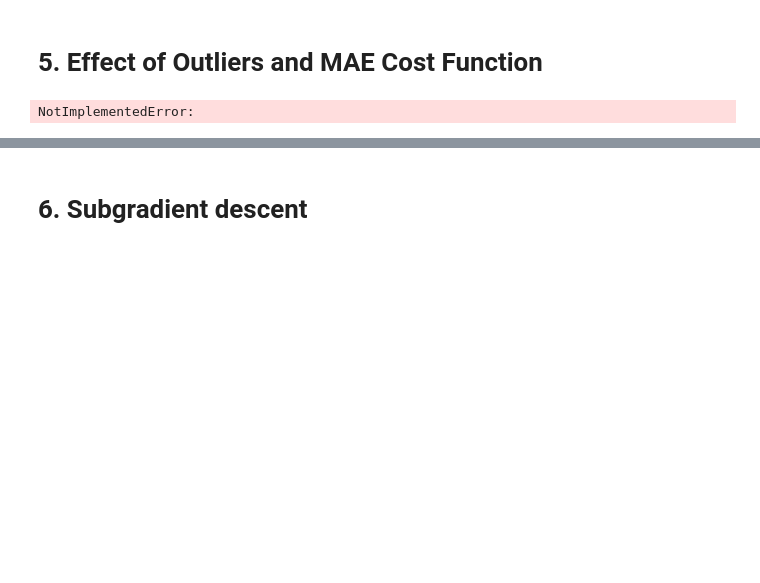
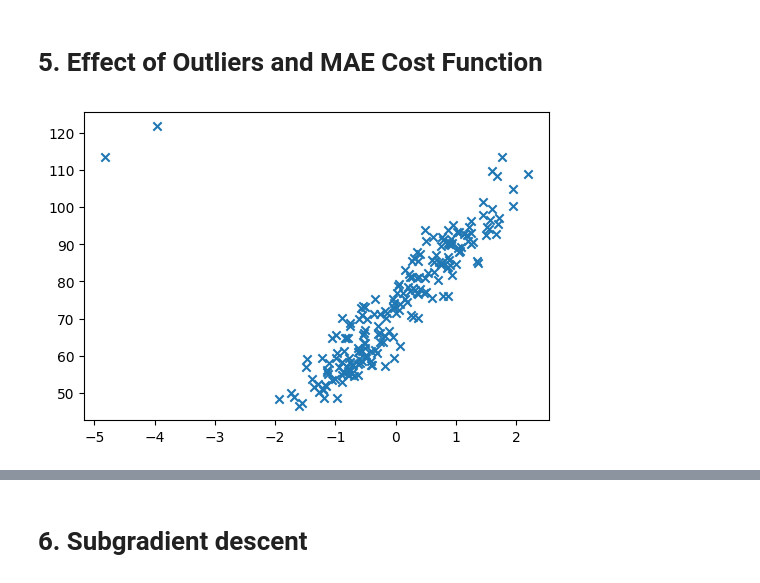
Before and after one commit to JoeElHayek/ML_course, a Jupyter notebook: labs/ex02/template/ex02.ipynb, the cells around one changed output, grey strips where cells are left out. Drawn from its saved outputs; the diff is of its cells as text; code cells hidden in the pictures; blank space fills up the shorter version.

```diff
--- a/labs/ex02/template/ex02.ipynb
+++ b/labs/ex02/template/ex02.ipynb
@@ -435,9 +437,17 @@ from helpers import *
 # INSERT YOUR CODE HERE
 # TODO: reload the data by subsampling first, then by subsampling and adding outliers
 # ***************************************************
-raise NotImplementedError
+height, weight, gender = load_data(sub_sample=True, add_outlier=True)
+
+# Add custom outliers (heights in cm, weights "wrongly" in pounds instead of kg)
+extra_heights = np.array([190, 200, 210])         # very tall people
+extra_weights = np.array([400, 450, 500])         # huge "outlier" weights (pounds mistaken for kg)
+extra_genders = np.array([0, 1, 0])               # dummy gender labels
+
+# # Concatenate with original dataset
+# height = np.concatenate([height, extra_heights])
+# weight = np.concatenate([weight, extra_weights])
+# gender = np.concatenate([gender, extra_genders])
 
 x, mean_x, std_x = standardize(height)
 y, tx = build_model_data(x, weight)
-# %% [output]
-NotImplementedError:
@@ -446,3 +454,11 @@ y.shape, tx.shape
+# %%
+y.shape, tx.shape
+
+fig = plt.figure(figsize=(6,4))
+ax = plt.scatter(x, y, marker='x')
+plt.show()
+# %% [output]
+[figure, added]
 # %%
 from plots import gradient_descent_visualization
 
```
Also changed, not shown: parts of 16 cells of this notebook, 10 other files.
